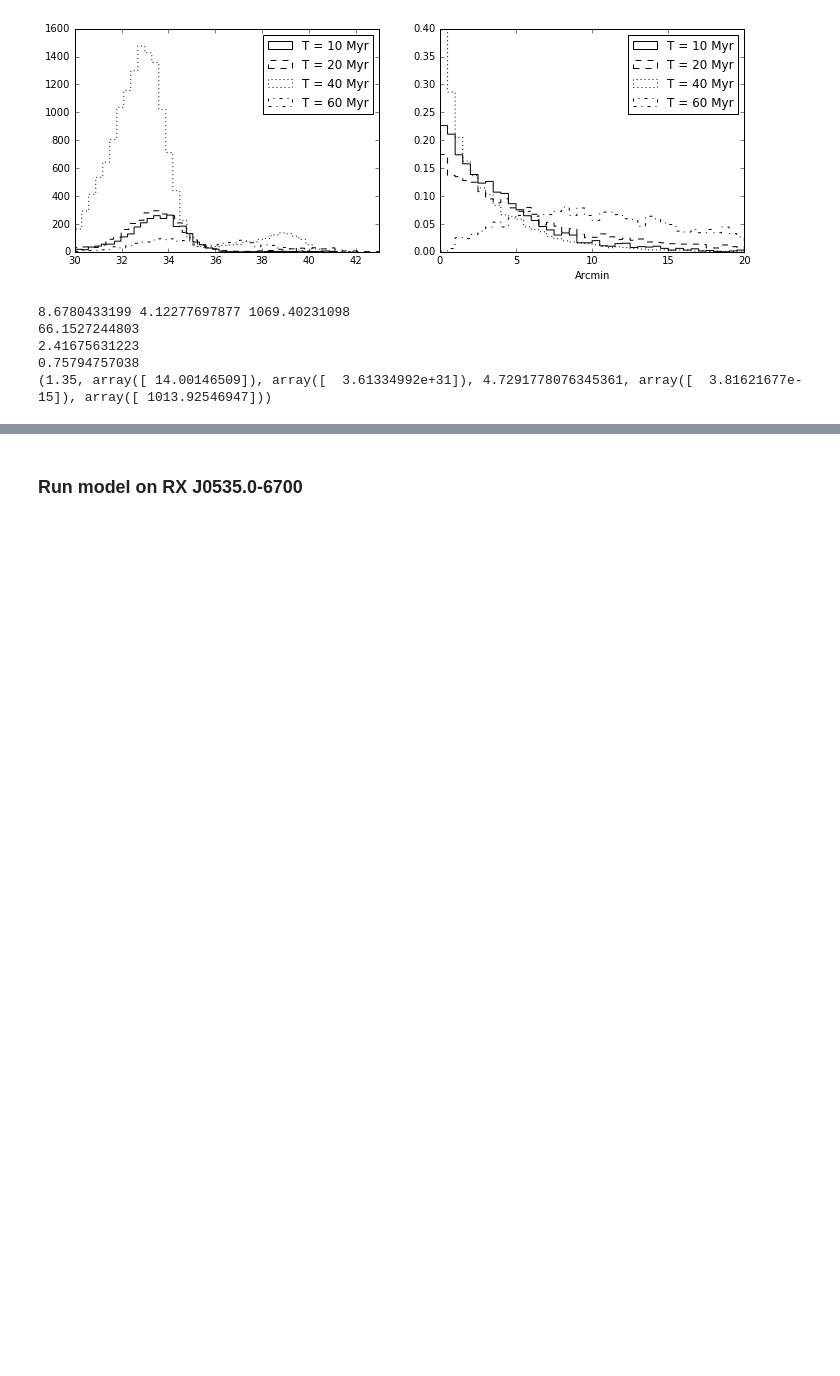
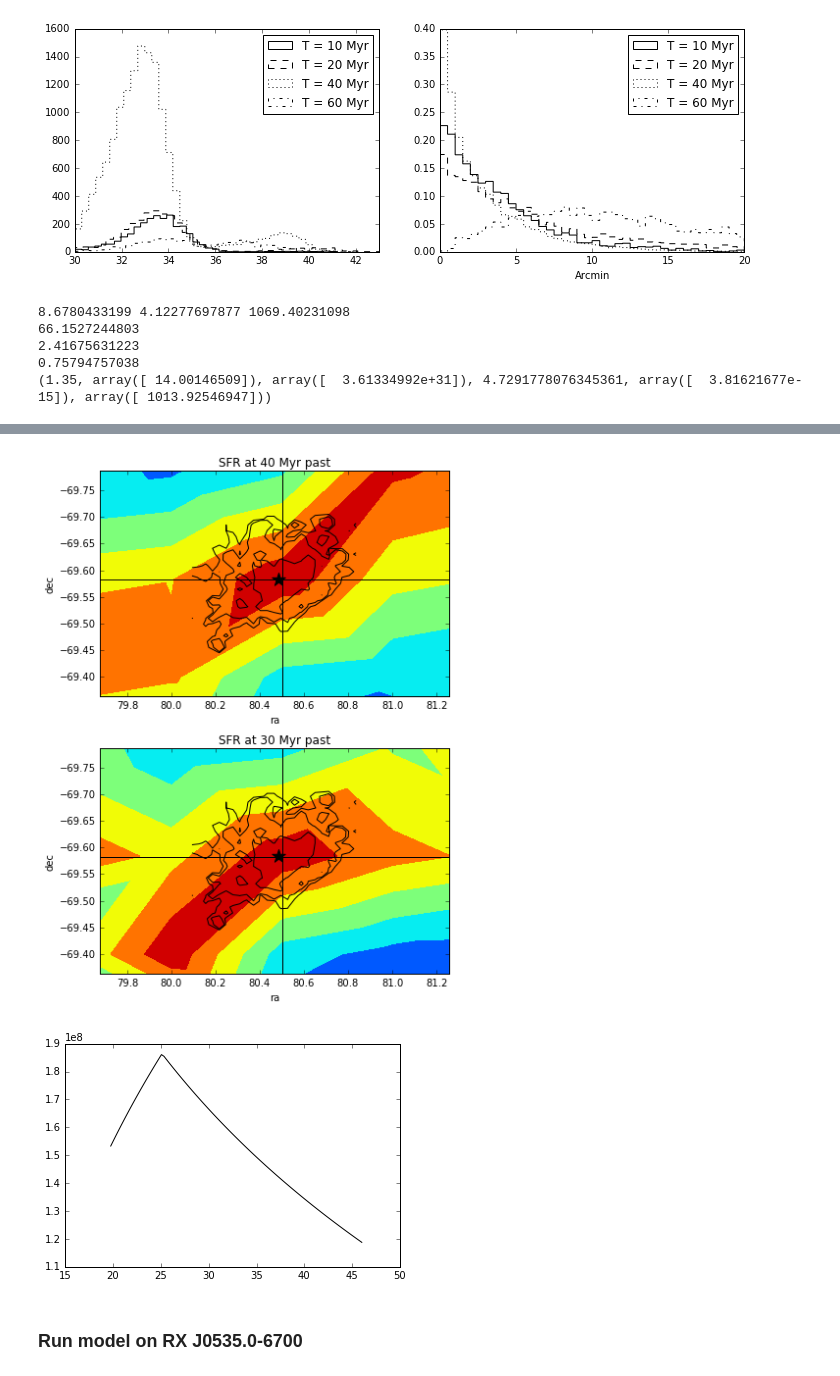
Before and after one commit to astroJeff/XRB, a Jupyter notebook: notebooks/LMC HMXB.ipynb, the cells around one changed output, grey strips where cells are left out. Cells and saved outputs as stored; diff of their text form; code cells hidden in the pictures; blank space fills up the shorter version.

```diff
--- a/notebooks/LMC HMXB.ipynb
+++ b/notebooks/LMC HMXB.ipynb
@@ -1291,10 +1332,8 @@ for i in range(sampler.dim):
 # %%
 plt.figure(figsize=(6,8))
 
-from density_contour import density_contour, test_density_contour
-
-ra_out = sampler.flatchain.T[6]
-dec_out = sampler.flatchain.T[7]
+ra_out = sampler.flatchain.T[7]
+dec_out = sampler.flatchain.T[8]
 
 sfr = np.array([])
 for i in np.arange(len(lmc_coor)):
@@ -1331,34 +1370,37 @@ for i in np.arange(len(lmc_coor)):
 plt.tricontourf(lmc_coor["ra"], lmc_coor["dec"], sfr)
 
 plt.xlim(0.995*np.min(ra_out), 1.005*np.max(ra_out))
 plt.ylim(0.995*np.min(dec_out), 1.005*np.max(dec_out))
 
 plt.scatter(np.mean(ra_out), np.mean(dec_out), color='k', s=200.0, marker='*')
 
 plt.axhline(dec_b, color='k')
 plt.axvline(ra_b, color='k')
 
 plt.xlabel("ra")
 plt.ylabel("dec")
 plt.title("SFR at 30 Myr past")
 
 plt_kwargs = {'colors':'k'}
 
 density_contour(ra_out, dec_out, nbins_x=25, nbins_y=25, **plt_kwargs)
 
 plt.tight_layout()
 
 #plt.savefig("../figures/test_SFR.pdf")
 plt.show()
 
 
 
-time_out = sampler.flatchain.T[8]
+time_out = sampler.flatchain.T[9]
 times = np.linspace(np.min(time_out), np.max(time_out), 100)
 ra_mean = np.mean(ra_out)
 dec_mean = np.mean(dec_out)
 plt.plot(times, get_SFH(ra_mean, dec_mean, times)[1], color='k')
 plt.show()
+# %% [output]
+[figure, added]
+[figure, added]
 # %%
 names = ["name", "ra", "dec"]
 HMXB_obs = np.recarray(0, names=names, formats=['S16,S16,S16'])
```
Also changed, not shown: parts of 6 cells of this notebook, 1 other file.
